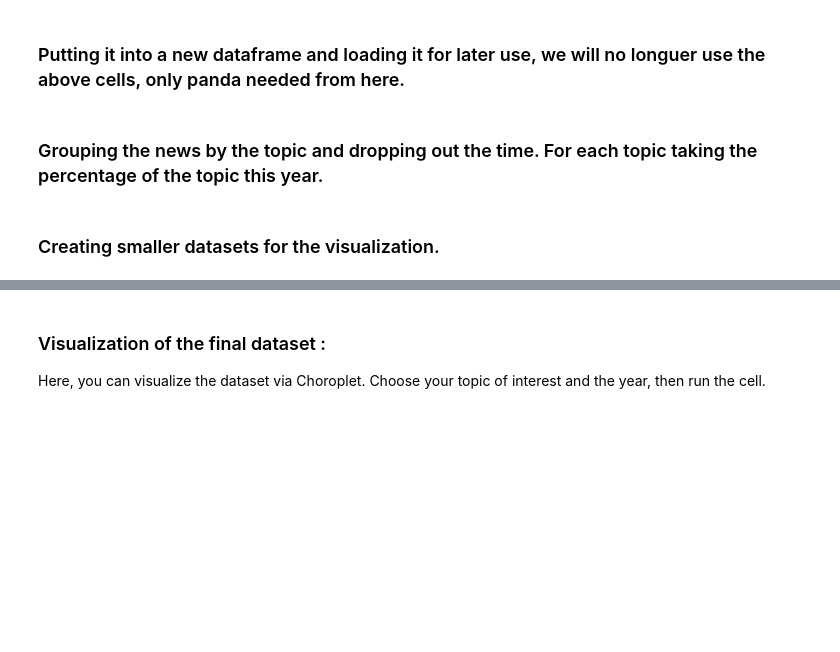
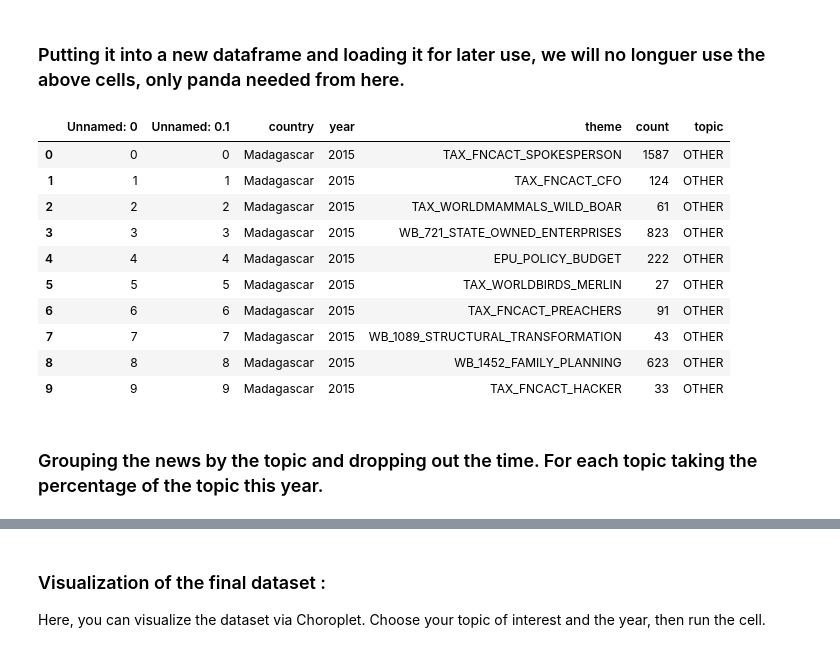
Before and after one commit to AntsaHoneywinner/TwistChallengeModule3, a Jupyter notebook: Education_importance.ipynb, the cells around one changed output, grey strips where cells are left out. Cells and saved outputs as stored; diff of their text form; code cells hidden in the pictures; blank space fills up the shorter version.

```diff
--- a/Education_importance.ipynb
+++ b/Education_importance.ipynb
@@ -306,6 +286,18 @@ all_news_with_topic = all_news.to_csv('.csv')
 # %%
-finaldataset = pd.read_csv('all_news_with_topic.csv')
+finaldataset = pd.read_csv('all_news_with_topic_Bplan.csv')
+# %%
+finaldataset.head(10)
+# %% [output]
+|  | Unnamed: 0 | Unnamed: 0.1 | country | year | theme | count | topic |
+| 0 | 0 | 0 | Madagascar | 2015 | TAX_FNCACT_SPOKESPERSON | 1587 | OTHER |
+| 1 | 1 | 1 | Madagascar | 2015 | TAX_FNCACT_CFO | 124 | OTHER |
+| 2 | 2 | 2 | Madagascar | 2015 | TAX_WORLDMAMMALS_WILD_BOAR | 61 | OTHER |
+| 3 | 3 | 3 | Madagascar | 2015 | WB_721_STATE_OWNED_ENTERPRISES | 823 | OTHER |
+| 4 | 4 | 4 | Madagascar | 2015 | EPU_POLICY_BUDGET | 222 | OTHER |
+| 5 | 5 | 5 | Madagascar | 2015 | TAX_WORLDBIRDS_MERLIN | 27 | OTHER |
+| 6 | 6 | 6 | Madagascar | 2015 | TAX_FNCACT_PREACHERS | 91 | OTHER |
+| 7 | 7 | 7 | Madagascar | 2015 | WB_1089_STRUCTURAL_TRANSFORMATION | 43 | OTHER |
+| 8 | 8 | 8 | Madagascar | 2015 | WB_1452_FAMILY_PLANNING | 623 | OTHER |
+| 9 | 9 | 9 | Madagascar | 2015 | TAX_FNCACT_HACKER | 33 | OTHER |
 # %% [markdown]
 ### Grouping the news by the topic and dropping out the time. For each topic taking the percentage of the topic this year.
-# %% [markdown]
-### Creating smaller datasets  for the visualization.
```
Also changed, not shown: parts of 35 cells of this notebook.
